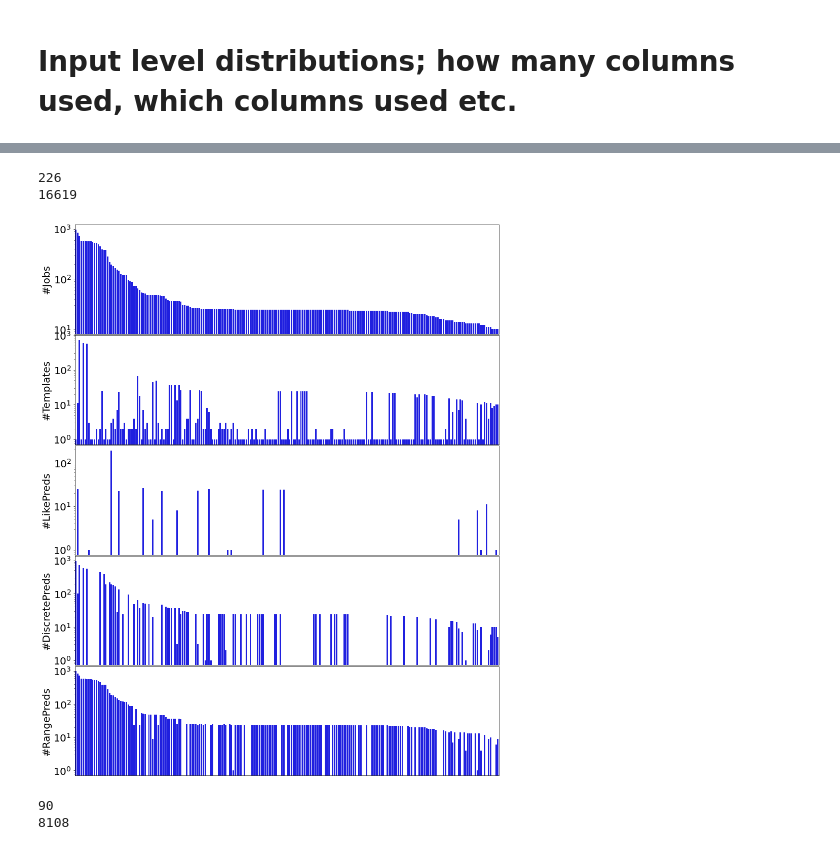
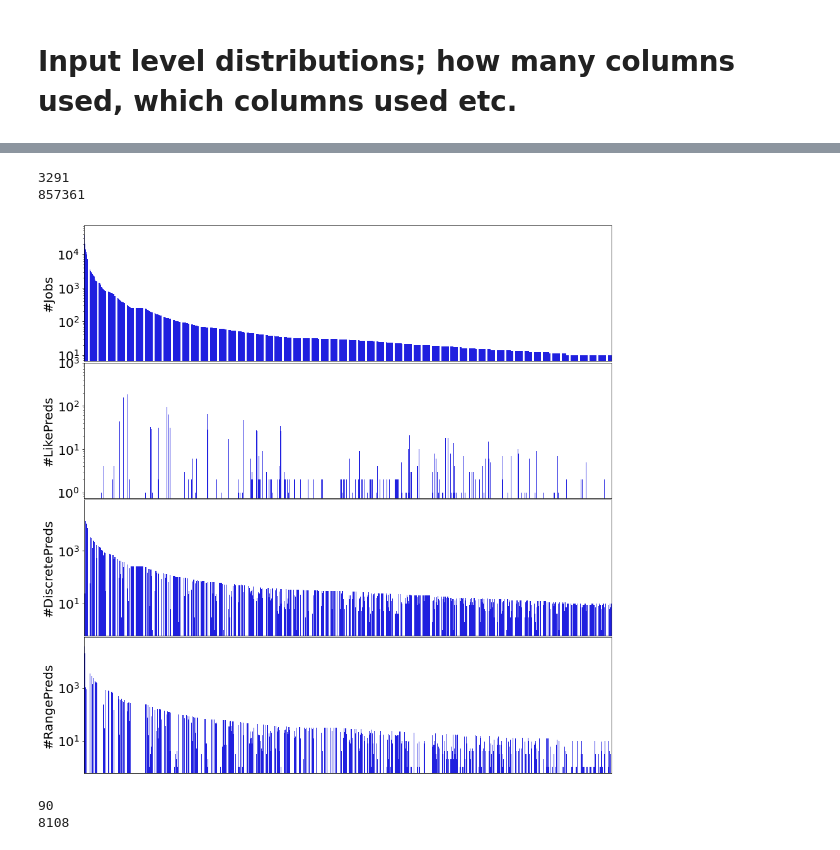
Before and after one commit to parimarjan/WorkloadCharacterization, a Jupyter notebook: Notebooks/filter-constants.ipynb, the cells around one changed output, grey strips where cells are left out. Cells and saved outputs as stored; diff of their text form; code cells hidden in the pictures.

```diff
--- a/Notebooks/filter-constants.ipynb
+++ b/Notebooks/filter-constants.ipynb
@@ -217,0 +293,10 @@ df = df[df["num_ops"] != -1]
+# %%
+df["db"] = df.apply(lambda x: seeninps[x[INP_FIELD]],axis=1)
+allopdf["db"] = df.apply(lambda x: seeninps[x[INP_FIELD]], axis=1)
+# %%
+df["cluster"] = CLUSTER
+allopdf["cluster"] = CLUSTER
+df["workload"] = "cosmos"
+allopdf["workload"] = "cosmos"
+
+df["input"] = df[INP_FIELD]
@@ -217,0 +575,9 @@ df = df[df["num_ops"] != -1]
+# %%
+print(len(set(dfr["cont_column"])))
+dbcounts = dfr.groupby("cont_column").count()["jobid"].reset_index().sort_values(by="jobid", ascending=False)
+selinps = dbcounts[dbcounts["jobid"] >= 100]["cont_column"].values
+tmp = dfr[dfr["cont_column"].isin(selinps)]
+fig,ax = plt.subplots(nrows=1,ncols=1, figsize=(20,10))
+print(len(set(tmp["cont_column"])))
+sns.barplot(data=tmp, y="cont_range_days", x="cont_column", ci="sd", color="b", ax=ax)
+plt.yscale("log")
@@ -1536,7 +2275,7 @@ LOGFIELDS = ["#Jobs", "#Templates", "#LikePreds", "#DiscretePreds",
            #  "MeanTime", "MaxTime", "StdTime"
          ]
 FIELDS = ["#Jobs",
-          "#Templates",
+         # "#Templates",
           "#LikePreds", "#DiscretePreds",
           #"#EqualtoDate",
           #"#InPreds",
@@ -1563,7 +2302,7 @@ FIELDS3 = ["#Jobs",
           ]
 
 FIELDS4 = ["#Jobs",
-           "#Templates",
+           #"#Templates",
            "MaxTime",
            "MeanTime",
            "StdTime",
@@ -1571,10 +2310,11 @@ FIELDS4 = ["#Jobs",
           # "Selectivity (std)"
           ]
 
-FIELDS5 = ["#Jobs", "#Templates",
+FIELDS5 = ["#Jobs",
+           #"#Templates",
            "#FilterColumns",
-          "#InpColumns (std)",
-          "#SelColumns (std)",
+          #"#InpColumns (std)",
+          #"#SelColumns (std)",
           "Selectivity (std)"]
 
 
@@ -1642,9 +2383,9 @@ plot_input_stats(inp_stats, FIELDS5, "/Users/pari/Desktop/InputStats-Columns.pdf
 # %%
-plot_input_stats(inp_stats, FIELDS, "/Users/pari/Desktop/InputStats-FilterKinds.pdf")
+plot_input_stats(inp_stats, FIELDS, "./InputStats-FilterKinds.pdf")
 # %% [output]
-226
-16619
+3291
+857361
-[figure, old version]
+[figure, new version]
 # %%
 inp_stats2 = inp_stats[inp_stats["#DiscreteConstants"] != 0]
 plot_input_stats(inp_stats2, FIELDS2, "/Users/pari/Desktop/InputStats-DiscreteConstants.pdf")
```
Also changed, not shown: parts of 181 cells of this notebook, 6 other files.
